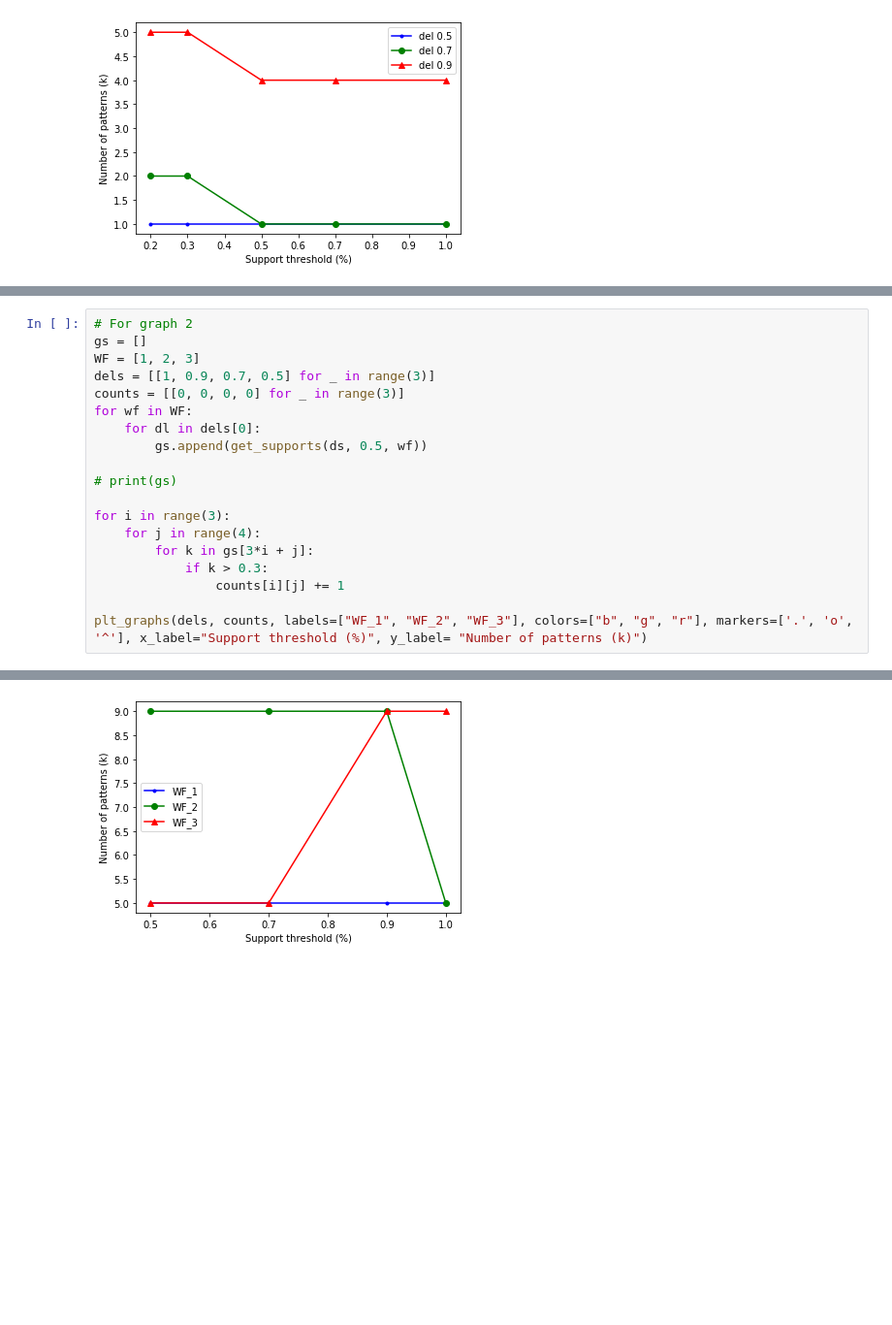
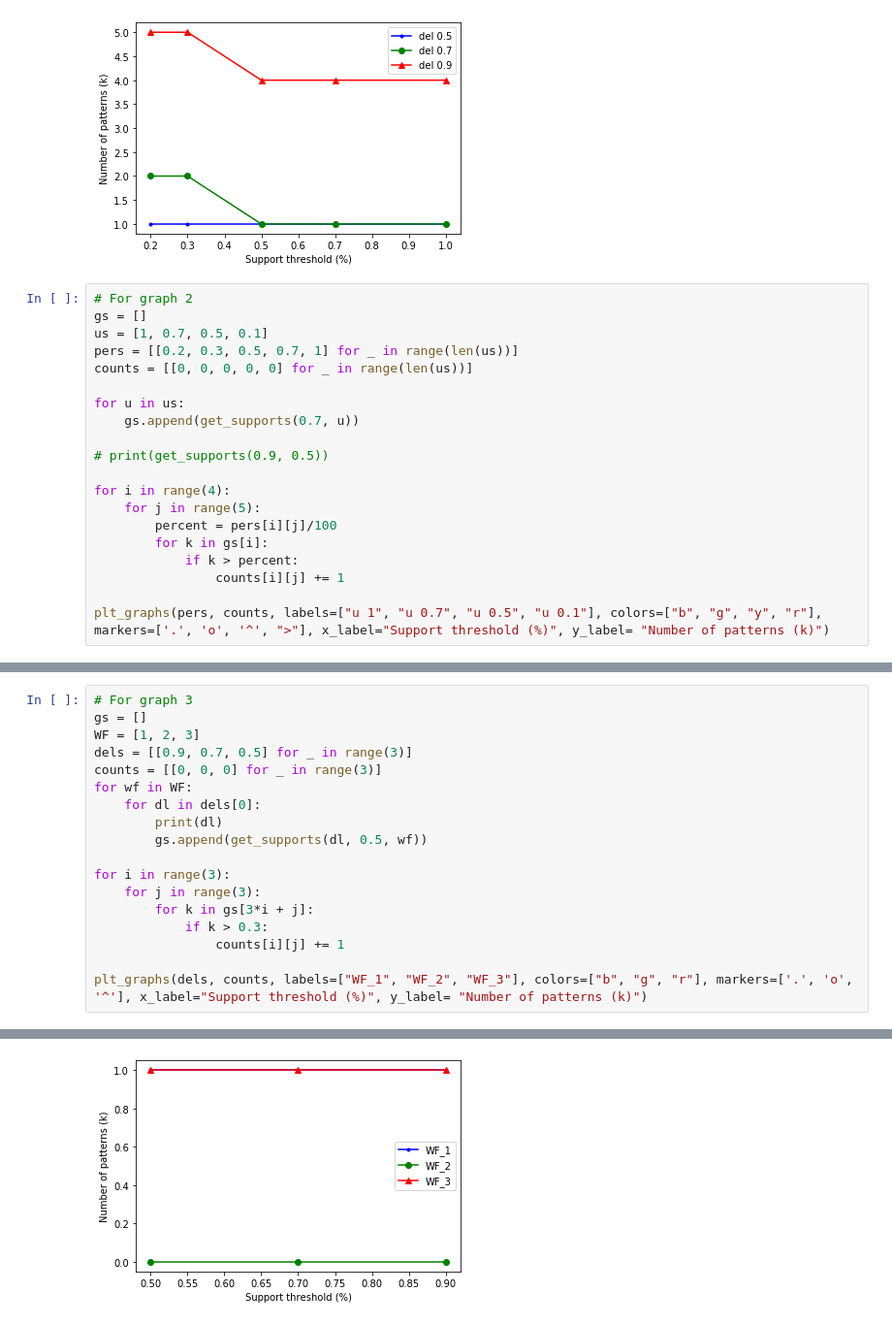
Before and after one commit to 26prajval98/Sequential-Pattern-mining-using-TiW, a Jupyter notebook: DWDM .ipynb, the cells around one changed output, grey strips where cells are left out. Shown: that part at 97% size. Cells and saved outputs as stored; diff of their text form; blank space fills up the shorter version.

```diff
--- a/DWDM .ipynb
+++ b/DWDM .ipynb
@@ -359,3 +360,23 @@ for i in range(3):
 plt_graphs(pers, counts, labels=["del 0.5", "del 0.7", "del 0.9"], colors=["b", "g", "r"], markers=['.', 'o', '^'], x_label="Support threshold (%)", y_label= "Number of patterns (k)")
 # %% [output]
 [figure]
+# %%
+# For graph 2
+gs = []
+us = [1, 0.7, 0.5, 0.1]
+pers = [[0.2, 0.3, 0.5, 0.7, 1] for _ in range(len(us))]
+counts = [[0, 0, 0, 0, 0] for _ in range(len(us))]
+
+for u in us:
+    gs.append(get_supports(0.7, u))
+
+# print(get_supports(0.9, 0.5))
+
+for i in range(4):
+    for j in range(5):
+        percent = pers[i][j]/100
+        for k in gs[i]:
+            if k > percent:
+                counts[i][j] += 1
+
+plt_graphs(pers, counts, labels=["u 1", "u 0.7", "u 0.5", "u 0.1"], colors=["b", "g", "y", "r"], markers=['.', 'o', '^', ">"], x_label="Support threshold (%)", y_label= "Number of patterns (k)")
@@ -362,17 +385,16 @@ plt_graphs(pers, counts, labels=["del 0.5", "del 0.7", "del 0.9"], colors=["b",
 # %%
-# For graph 2
+# For graph 3
 gs = []
 WF = [1, 2, 3]
-dels = [[1, 0.9, 0.7, 0.5] for _ in range(3)]
-counts = [[0, 0, 0, 0] for _ in range(3)]
+dels = [[0.9, 0.7, 0.5] for _ in range(3)]
+counts = [[0, 0, 0] for _ in range(3)]
 for wf in WF:
     for dl in dels[0]:
-        gs.append(get_supports(ds, 0.5, wf))
-
-# print(gs)
+        print(dl)
+        gs.append(get_supports(dl, 0.5, wf))
 
 for i in range(3):
-    for j in range(4):
+    for j in range(3):
         for k in gs[3*i + j]:
             if k > 0.3:
                 counts[i][j] += 1
@@ -382 +415 @@ plt_graphs(dels, counts, labels=["WF_1", "WF_2", "WF_3"], colors=["b", "g", "r"]
-[figure, old version]
+[figure, new version]
```
Also changed, not shown: parts of 3 cells of this notebook.
